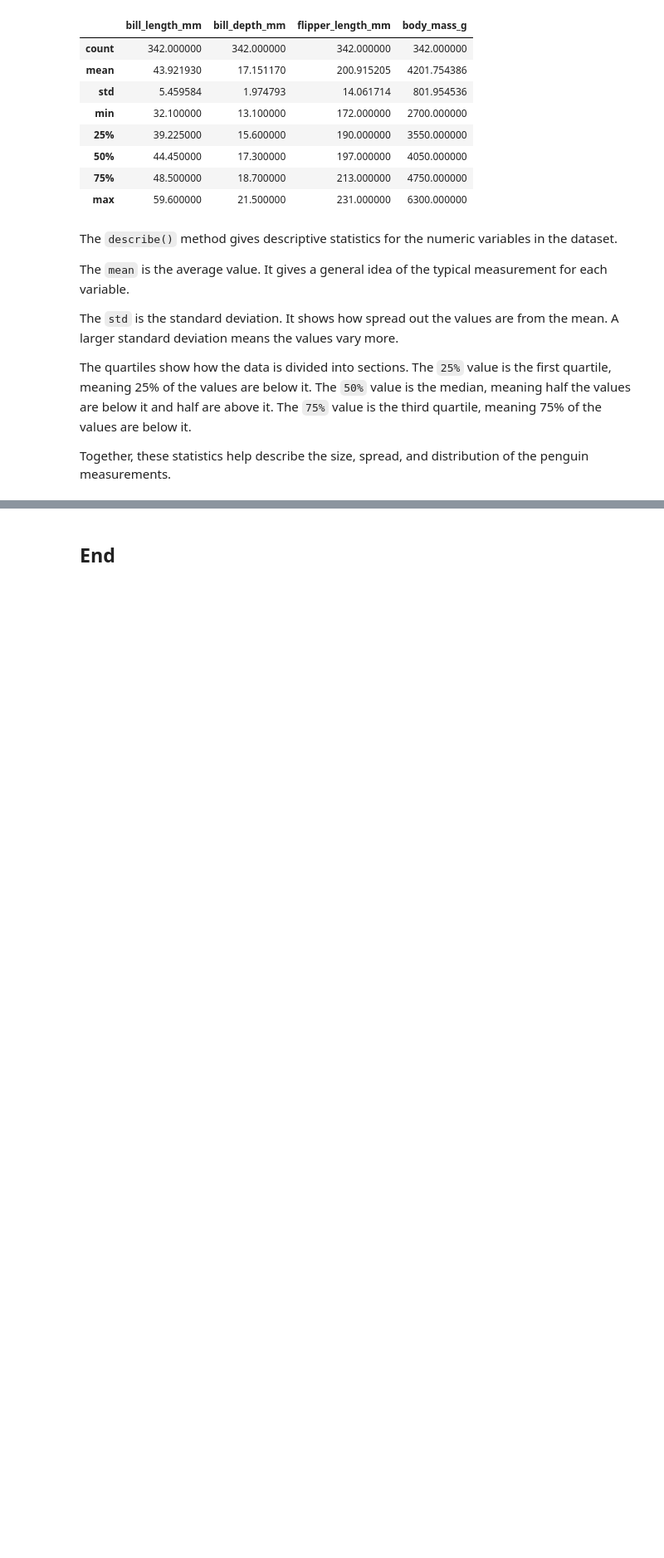
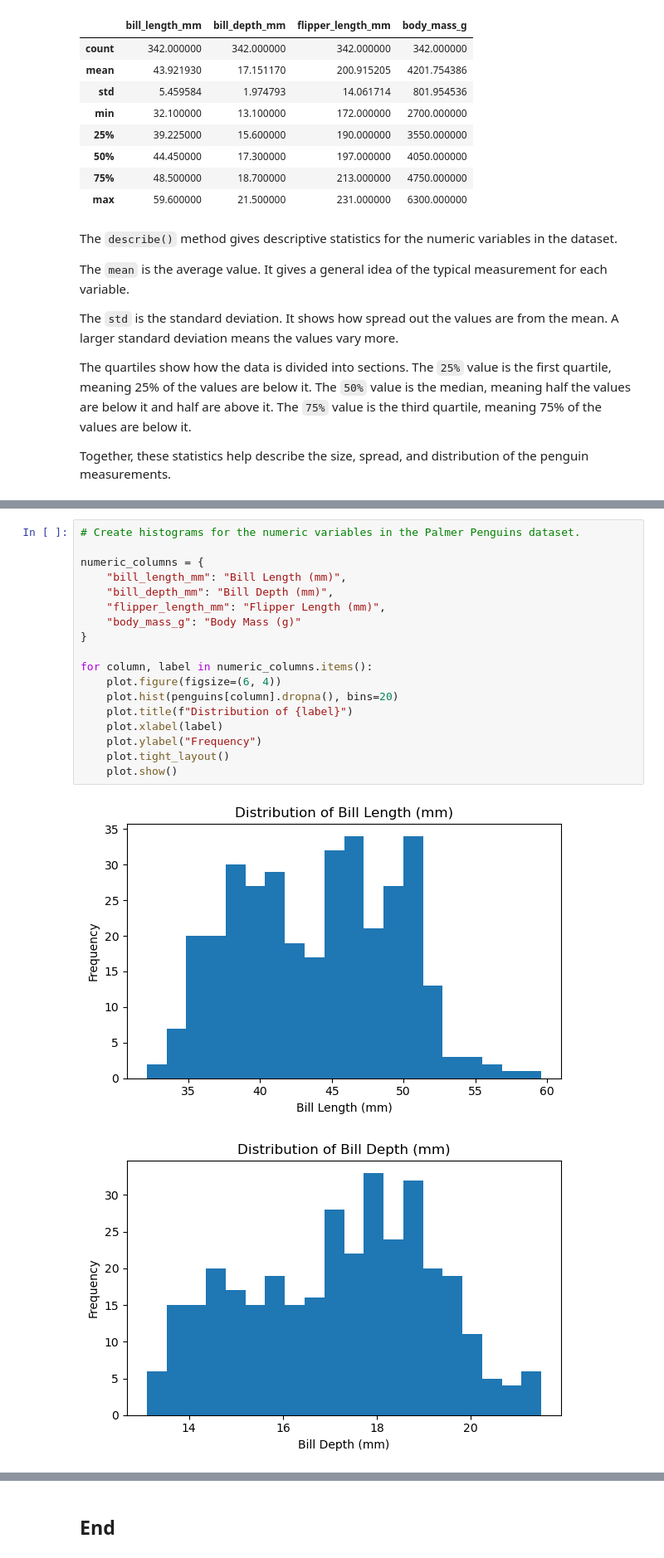
Before and after one commit to Martynas-Ramonas/principles-of-data-analytics-problems, a Jupyter notebook: problems.ipynb, the cells around one changed output, grey strips where cells are left out. Shown at 83% size. Saved outputs shown, nothing was run; the diff lists cells and outputs as text; blank space fills up the shorter version.

Commit message:
Problem 6, visual penguin distribution using plots and README update

```diff
--- a/problems.ipynb
+++ b/problems.ipynb
@@ -115,0 +126,21 @@ Together, these statistics help describe the size, spread, and distribution of t
+# %%
+# Create histograms for the numeric variables in the Palmer Penguins dataset.
+
+numeric_columns = {
+    "bill_length_mm": "Bill Length (mm)",
+    "bill_depth_mm": "Bill Depth (mm)",
+    "flipper_length_mm": "Flipper Length (mm)",
+    "body_mass_g": "Body Mass (g)"
+}
+
+for column, label in numeric_columns.items():
+    plot.figure(figsize=(6, 4))
+    plot.hist(penguins[column].dropna(), bins=20)
+    plot.title(f"Distribution of {label}")
+    plot.xlabel(label)
+    plot.ylabel("Frequency")
+    plot.tight_layout()
+    plot.show()
+# %% [output]
+[figure, added]
+[figure, added]
```
Also changed, not shown: parts of 5 cells of this notebook, 1 other file.
